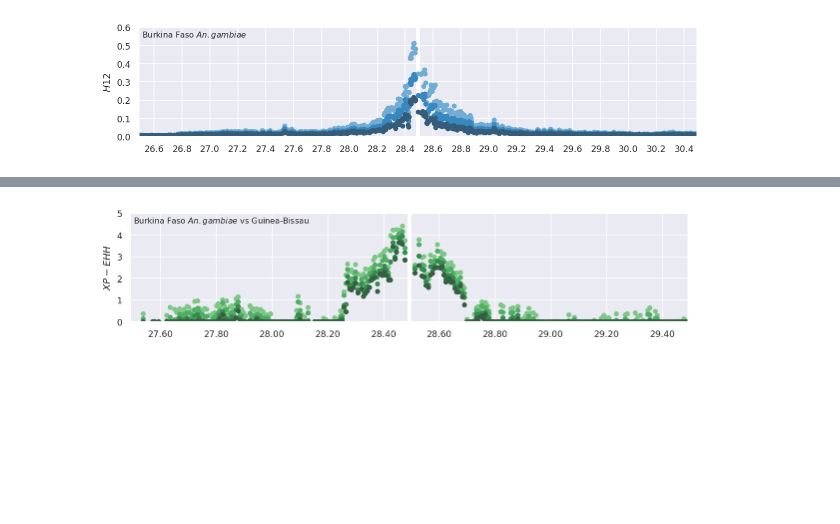
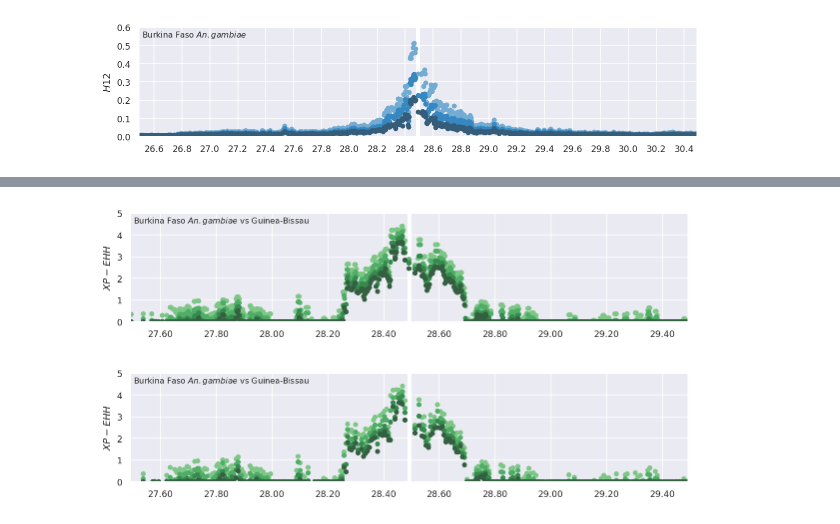
Before and after one commit to alimanfoo/shiny-train, a Jupyter notebook: notebooks/artwork/locus-artwork.ipynb, the cells around one changed output, grey strips where cells are left out. Saved outputs shown, nothing was run; the diff lists cells and outputs as text; code cells hidden in the pictures; blank space fills up the shorter version.

```diff
--- a/notebooks/artwork/locus-artwork.ipynb
+++ b/notebooks/artwork/locus-artwork.ipynb
@@ -66,6 +107,11 @@ def plot_xpehh(pop1, pop2, chromosome, center, flank, ax=None, markersize=4,
         ax.annotate(pops_label, xy=(0, 1), xytext=(3, -3),
                     xycoords='axes fraction', textcoords='offset points',
                     fontsize=8, va='top', ha='left')
+# %%
+plot_xpehh('bf_gam', 'gw', cyp6p3.chromosome, cyp6p3.chromosome_center/1e6, 1,
+           step=1, shift=0, ymax=5)
+# %% [output]
+[figure, added]
 # %%
 plot_xpehh('bf_gam', 'gw', cyp6p3.chromosome, cyp6p3.chromosome_center/1e6, 1,
            step=2, shift=0, ymax=5)
```
Also changed, not shown: parts of 9 cells of this notebook, 21 other files.
